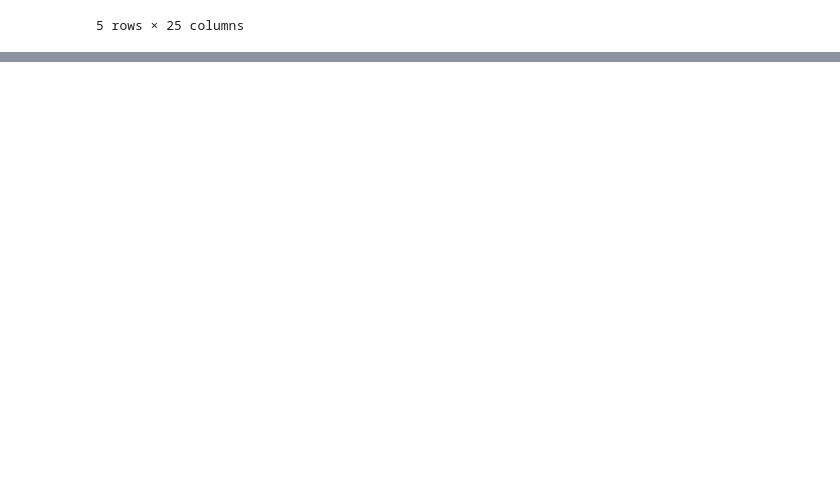
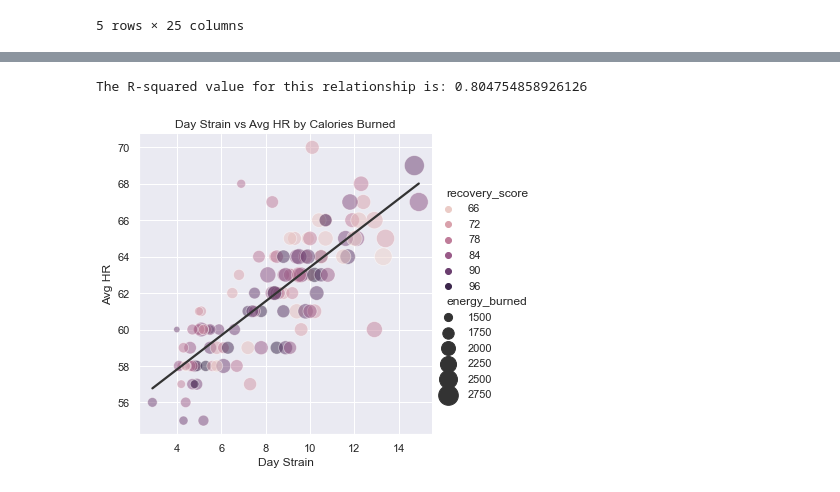
Before and after one commit to rasemanb/whoop-project, a Jupyter notebook: main/etl.ipynb, the cells around one changed output, grey strips where cells are left out. Drawn from its saved outputs; the diff is of its cells as text; code cells hidden in the pictures; blank space fills up the shorter version.

```diff
--- a/main/etl.ipynb
+++ b/main/etl.ipynb
@@ -62,3 +70,8 @@ physio.head()
 | 3 | 2023-02-18 23:51:42 | 2023-02-19 23:09:10 | UTC-05:00 | 72.0 | 52.0 | 55.0 | ... |
 | 4 | 2023-02-17 22:33:06 | 2023-02-18 23:51:42 | UTC-05:00 | 86.0 | 49.0 | 60.0 | ... |
 5 rows × 25 columns
+# %%
+physio.drop('cycle_timezone', axis = 1, inplace=True)
+# %%
+physio = physio[physio['recovery_score'] >= 65]
+physio
@@ -64,0 +92,10 @@ physio.head()
+# %%
+def to_farenheit(df):
+    df = round(df.assign(skin_temp = lambda x: (x['skin_temp'] * 9/5) + 32), 2)
+    return df
+# %%
+physio = to_farenheit(physio)
+
+d = physio.drop(columns=(['cycle_start', 'cycle_end', 'sleep_onset', 'wake_onset']), axis=1)
+
+d.head()
@@ -64,0 +109,19 @@ physio.head()
+# %%
+sns.set_theme()
+
+slope, intercept, r_value, p_value, std_err = linregress(physio['day_strain'], physio['average_hr'])
+
+sns.relplot(x = physio['day_strain'], y = physio['average_hr'],
+            hue = physio['recovery_score'], size=physio['energy_burned'],
+            alpha=0.5 ,sizes=(40,400))
+z = np.polyfit(physio['day_strain'], physio['average_hr'], 1)
+p = np.poly1d(z)
+plt.title('Day Strain vs Avg HR by Calories Burned')
+sns.regplot(x = physio['day_strain'], y = p(physio['day_strain']), scatter=False, color='.2')
+plt.xlabel('Day Strain')
+plt.ylabel('Avg HR')
+
+print(f'The R-squared value for this relationship is: {r_value}')
+# %% [output]
+The R-squared value for this relationship is: 0.804754858926126
+[figure, added]
```
Also changed, not shown: parts of 11 cells of this notebook.
